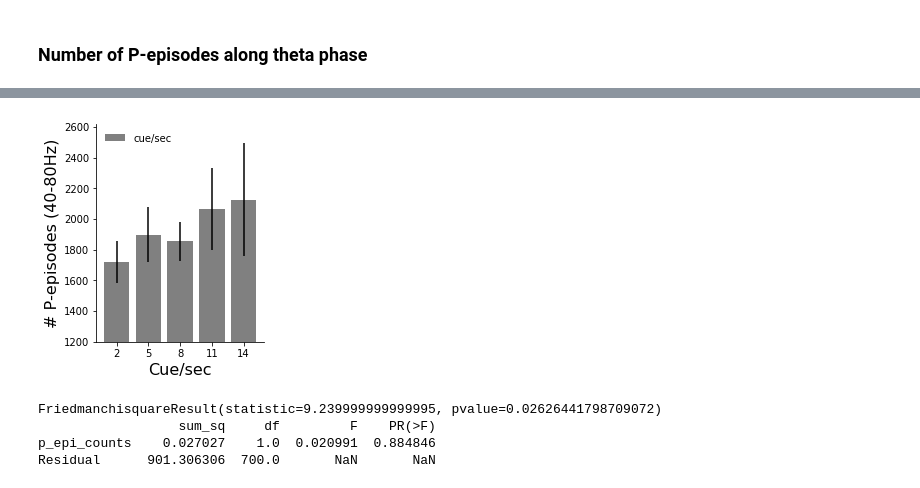
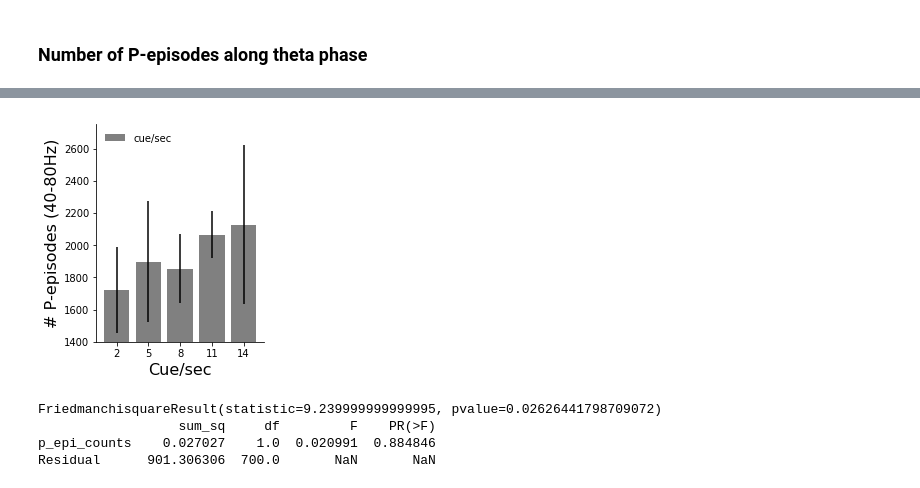
Before and after one commit to DiogoSantosPata/normaliser, a Jupyter notebook: V2_Analisys.ipynb, the cells around one changed output, grey strips where cells are left out. Saved outputs shown, nothing was run; the diff lists cells and outputs as text; code cells hidden in the pictures.

```diff
--- a/V2_Analisys.ipynb
+++ b/V2_Analisys.ipynb
@@ -1373,6 +1369,7 @@ plt.xlim(-.5,2.5)
 # %%
 low_amp_freq = 40
 high_amp_freq = 80
+
 
 phase_of_p_episodes = []  # save theta phase of each P-episode
 log_p_episodes = []
@@ -1413,7 +1410,8 @@ for ii in ttl_info_dict:
 #             power_zs[power_zs<2.] = 0
 
             theta_phase = hilbert_transform_get_component(tmp_lfp, raw.info['sfreq'], 2,8, 'phase')
-            percentile_95 = np.percentile(power[:,4000:-2000],95,axis=1)
+#             percentile_95 = np.percentile(power[:,4000:-2000],95,axis=1)
+            percentile_95 = np.percentile(power[:,4000:-4000],97,axis=1)  ## 26_3_19_16_08
 
             tmp_phase_of_p_episodes = []
             for trial_n in range(len(trials)):
@@ -1678,29 +1756,31 @@ plt.ylim( -2.,2. )
 # %%
 fig = plt.figure()
 ax = fig.add_subplot(111)
 fig.set_figheight(4)
 fig.set_figwidth(3)
 # sns.set(font_scale=1.2, style='white')
 
 mmm = np.median(log_p_episodes.groupby(['cuesec_w','sub']).median()['p_epi_counts'].unstack().T.values,axis=0)
-sss = stats.sem(log_p_episodes.groupby(['cuesec_w','sub']).median()['p_epi_counts'].unstack().T.values,axis=0)
+# sss = stats.sem(log_p_episodes.groupby(['cuesec_w','sub']).median()['p_epi_counts'].unstack().T.values,axis=0)
+sss = statsmodels.robust.scale.mad(log_p_episodes.groupby(['cuesec_w','sub']).median()['p_epi_counts'].unstack().T.values)
+
 
 # plt.bar(  np.linspace(2,14,mmm.size), mmm, yerr=sss, label='cue/sec', linewidth=3, color=plo['cuesec_color'] )
 plt.bar(  np.arange(5), mmm, yerr=sss, label='cue/sec', linewidth=3, color=plo['cuesec_color'] )
-plt.ylim(1200)
+plt.ylim(1400)
 
 ax.spines['right'].set_visible(False)
 ax.spines['top'].set_visible(False)
 plt.sca(ax)
 plt.legend( frameon=False, loc='upper left')
 plt.xlabel('Cue/sec', fontsize=16)
 plt.ylabel('# P-episodes (' +str(low_amp_freq)+'-'+str(high_amp_freq)+'Hz)'     , fontsize=16)
 # plt.xticks(range(3), ['Low','Med','High']);
 # plt.xticks(np.arange(mmm.size), np.linspace(2,14,mmm.size).astype(int) );
 plt.xticks(  range(5), np.linspace(2,14,mmm.size).astype(int) );
 # plt.ylim(38.7,39.2)
 # %% [output]
-[figure, old version]
+[figure, new version]
 # %%
 mmm = log_p_episodes.groupby(['cuesec_w','sub']).median()['p_epi_counts'].unstack().T
 mmm_np = mmm.to_numpy()
```
Also changed, not shown: parts of 24 cells of this notebook.
